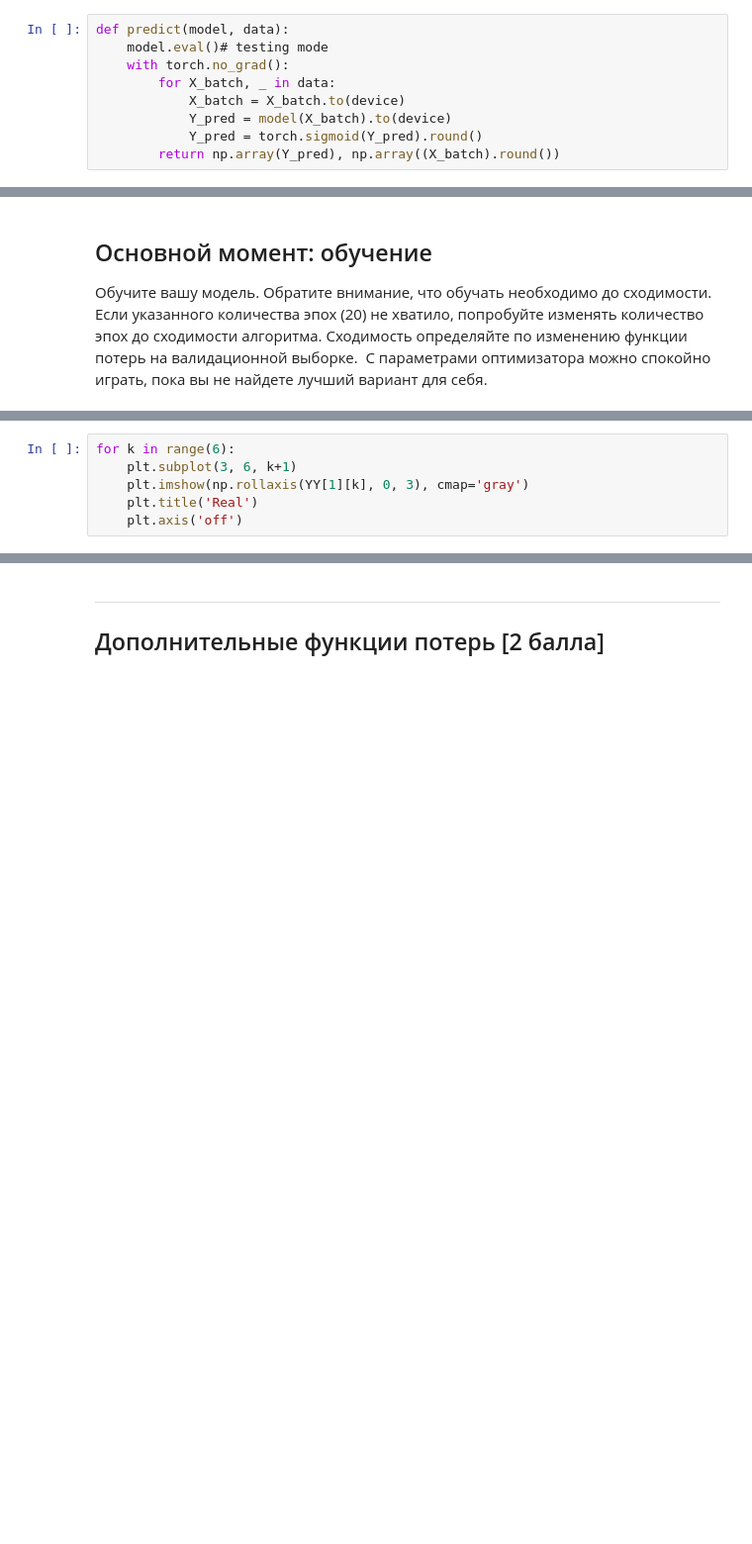
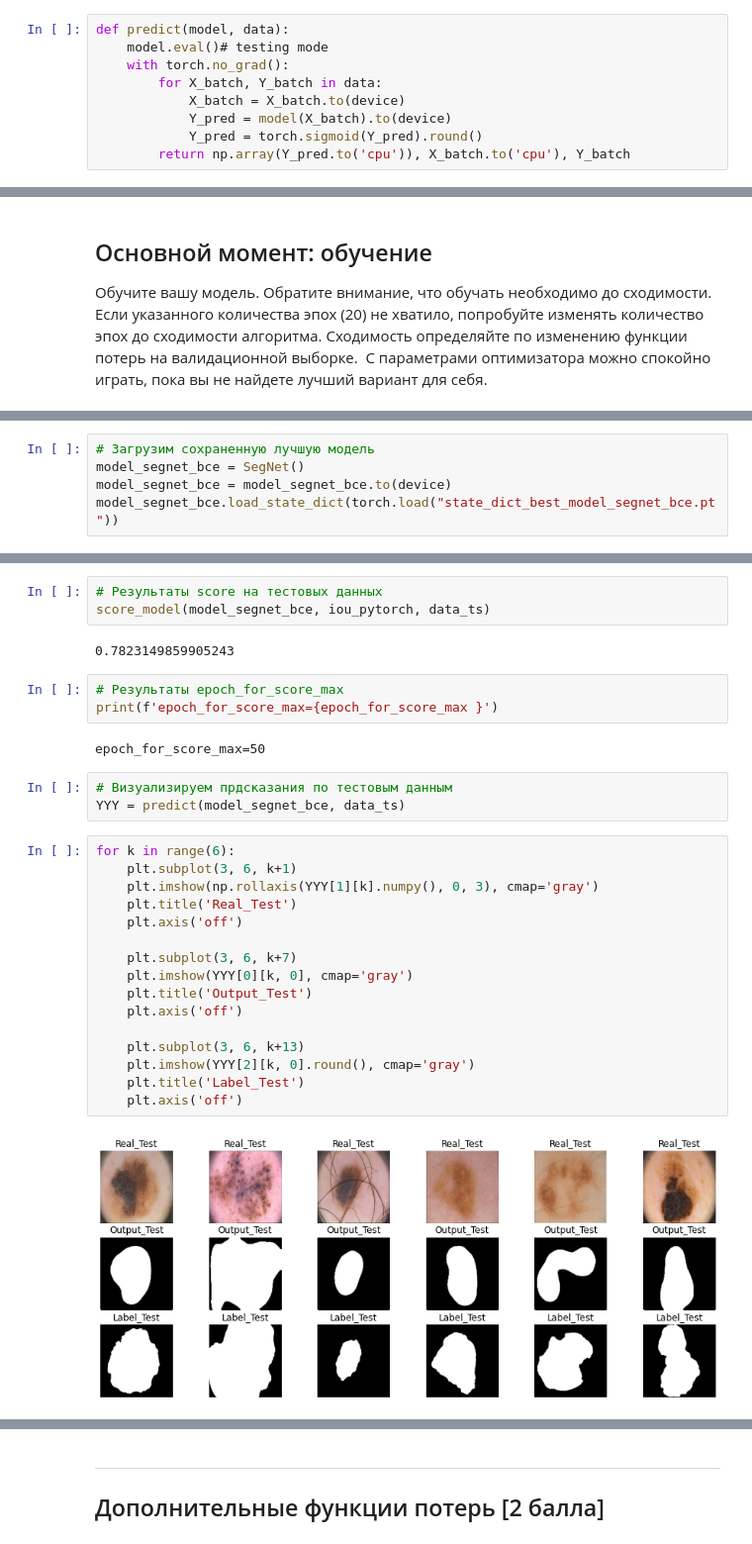
Before and after one commit to rosasha/-, a Jupyter notebook: [hw]semantic_segmentation.ipynb, the cells around one changed output, grey strips where cells are left out. Shown at 99% size. Drawn from its saved outputs; the diff is of its cells as text; blank space fills up the shorter version.

```diff
--- a/[hw]semantic_segmentation.ipynb
+++ b/[hw]semantic_segmentation.ipynb
@@ -390,11 +415,11 @@ def train(model, opt, loss_fn, epochs, data_tr, data_val):
 def predict(model, data):
     model.eval()# testing mode
     with torch.no_grad():
-        for X_batch, _ in data:
+        for X_batch, Y_batch in data:
             X_batch = X_batch.to(device)
             Y_pred = model(X_batch).to(device)
             Y_pred = torch.sigmoid(Y_pred).round()
-        return np.array(Y_pred), np.array((X_batch).round())
+        return np.array(Y_pred.to('cpu')), X_batch.to('cpu'), Y_batch
 # %%
 def score_model(model, metric, data):
     model.eval()  # testing mode
@@ -440,0 +455,5 @@ print(YY[0])
+# %%
+# Загрузим сохраненную лучшую модель
+model_segnet_bce = SegNet()
+model_segnet_bce = model_segnet_bce.to(device)
+model_segnet_bce.load_state_dict(torch.load("state_dict_best_model_segnet_bce.pt"))
@@ -441,6 +469,31 @@ print(YY[0])
+# %%
+# Результаты score на тестовых данных
+score_model(model_segnet_bce, iou_pytorch, data_ts)
+# %% [output]
+0.7823149859905243
+# %%
+# Результаты epoch_for_score_max
+print(f'epoch_for_score_max={epoch_for_score_max }')
+# %% [output]
+epoch_for_score_max=50
+# %%
+# Визуализируем прдсказания по тестовым данным
+YYY = predict(model_segnet_bce, data_ts)
 # %%
 for k in range(6):
     plt.subplot(3, 6, k+1)
-    plt.imshow(np.rollaxis(YY[1][k], 0, 3), cmap='gray')
-    plt.title('Real')
+    plt.imshow(np.rollaxis(YYY[1][k].numpy(), 0, 3), cmap='gray')
+    plt.title('Real_Test')
     plt.axis('off')
+
+    plt.subplot(3, 6, k+7)
+    plt.imshow(YYY[0][k, 0], cmap='gray')
+    plt.title('Output_Test')
+    plt.axis('off')
+
+    plt.subplot(3, 6, k+13)
+    plt.imshow(YYY[2][k, 0].round(), cmap='gray')
+    plt.title('Label_Test')
+    plt.axis('off')
+# %% [output]
+[figure, added]
```
Also changed, not shown: parts of 78 cells of this notebook.
